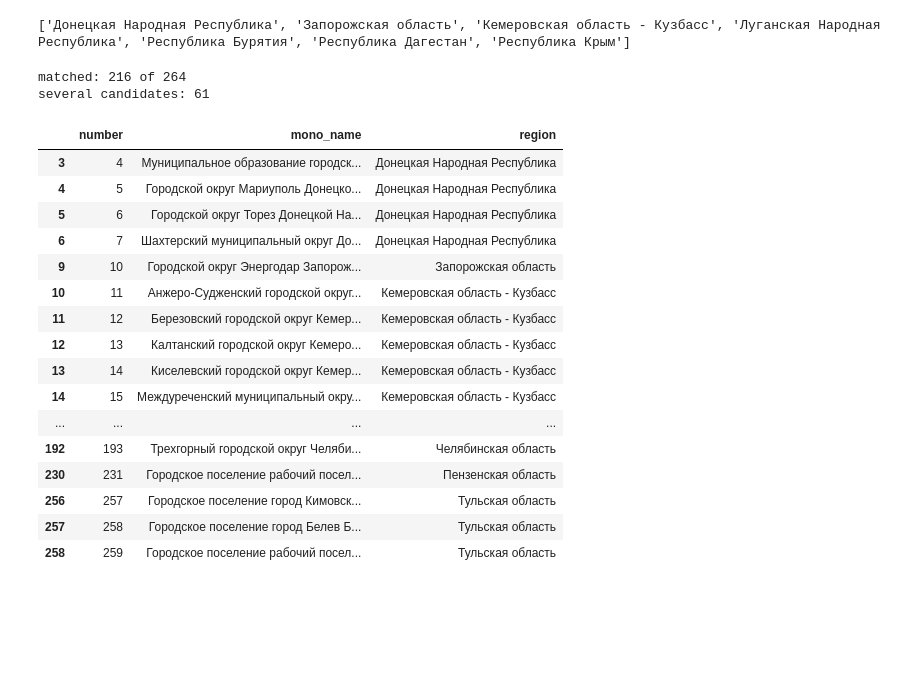
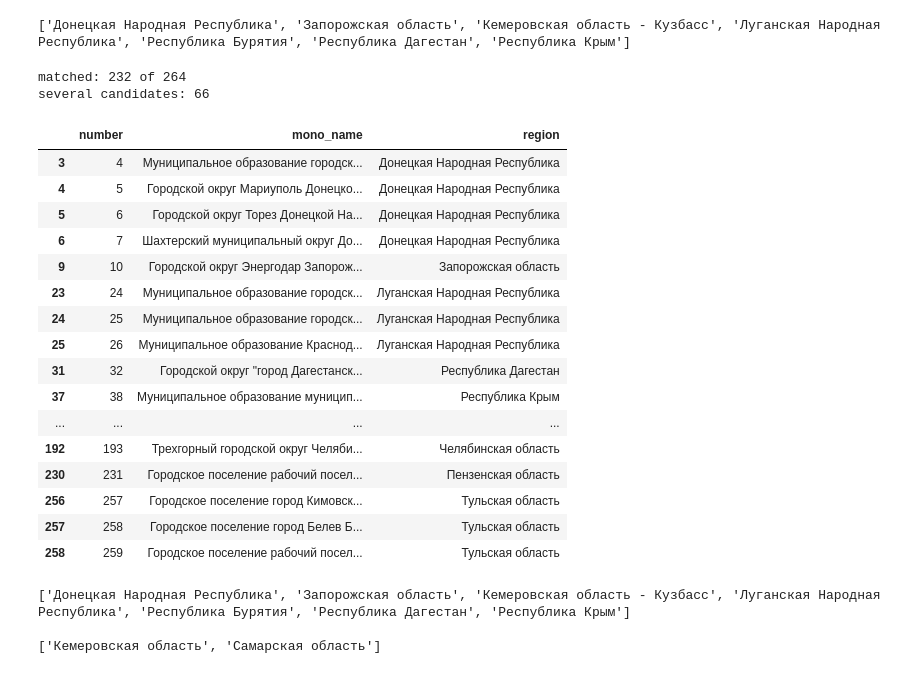
Before and after one commit to evelina-kalugina/-russian-monotowns-typology, a Jupyter notebook: notebooks/02_match_oktmo.ipynb, the cells around one changed output. Saved outputs shown, nothing was run; the diff lists cells and outputs as text; code cells hidden in the pictures; blank space fills up the shorter version.

```diff
--- a/notebooks/02_match_oktmo.ipynb
+++ b/notebooks/02_match_oktmo.ipynb
@@ -79,51 +79,59 @@ ref["stem"] = ref["municipality"].apply(
 
 results = []
 for _, m in mono.iterrows():
-    region_stems = {stem(w) for w in clean_words(m["region"])}
+    region_stems = {stem(w) for w in clean_words(m["region_ref"])}
     words = [w for w in clean_words(m["municipality"]) if stem(w) not in region_stems]
     text = " ".join(words)
     target = mono_type(m["municipality"])
 
-    cands = ref[(ref["region_name"] == m["region"]) & ref["stem"].notna()].copy()
+    cands = ref[(ref["region_name"] == m["region_ref"]) & ref["stem"].notna()].copy()
     allowed = ["Городское поселение"] if target == "Городское поселение" else UPPER
     cands = cands[cands["mun_type"].isin(allowed)]
     cands["pos"] = cands["stem"].apply(lambda s: text.find(s))
     cands = cands[cands["pos"] >= 0]
     cands["type_ok"] = cands["mun_type"] == target
     cands = cands.sort_values(["type_ok", "pos"], ascending=[False, True])
 
     best = cands.iloc[0] if len(cands) else None
     results.append({
         "number": m["number"],
         "mono_name": m["municipality"],
         "region": m["region"],
         "n_candidates": len(cands),
         "ref_name": best["municipality"] if best is not None else None,
         "ref_type": best["mun_type"] if best is not None else None,
         "oktmo": best["oktmo"] if best is not None else None,
     })
 
 match = pd.DataFrame(results)
 print("matched:", match["oktmo"].notna().sum(), "of", len(match))
 print("several candidates:", (match["n_candidates"] > 1).sum())
 match[match["oktmo"].isna()][["number", "mono_name", "region"]]
 # %% [output]
-matched: 216 of 264
-several candidates: 61
+matched: 232 of 264
+several candidates: 66
 |  | number | mono_name | region |
 | 3 | 4 | Муниципальное образование городск... | Донецкая Народная Республика |
 | 4 | 5 | Городской округ Мариуполь Донецко... | Донецкая Народная Республика |
 | 5 | 6 | Городской округ Торез Донецкой На... | Донецкая Народная Республика |
 | 6 | 7 | Шахтерский муниципальный округ До... | Донецкая Народная Республика |
 | 9 | 10 | Городской округ Энергодар Запорож... | Запорожская область |
-| 10 | 11 | Анжеро-Судженский городской округ... | Кемеровская область - Кузбасс |
-| 11 | 12 | Березовский городской округ Кемер... | Кемеровская область - Кузбасс |
-| 12 | 13 | Калтанский городской округ Кемеро... | Кемеровская область - Кузбасс |
-| 13 | 14 | Киселевский городской округ Кемер... | Кемеровская область - Кузбасс |
-| 14 | 15 | Междуреченский муниципальный окру... | Кемеровская область - Кузбасс |
+| 23 | 24 | Муниципальное образование городск... | Луганская Народная Республика |
+| 24 | 25 | Муниципальное образование городск... | Луганская Народная Республика |
+| 25 | 26 | Муниципальное образование Краснод... | Луганская Народная Республика |
+| 31 | 32 | Городской округ "город Дагестанск... | Республика Дагестан |
+| 37 | 38 | Муниципальное образование муницип... | Республика Крым |
 | ... | ... | ... | ... |
 | 192 | 193 | Трехгорный городской округ Челяби... | Челябинская область |
 | 230 | 231 | Городское поселение рабочий посел... | Пензенская область |
 | 256 | 257 | Городское поселение город Кимовск... | Тульская область |
 | 257 | 258 | Городское поселение город Белев Б... | Тульская область |
 | 258 | 259 | Городское поселение рабочий посел... | Тульская область |
+# %%
+print(sorted(set(mono["region"]) - set(ref["region_name"])))
+print()
+print([r for r in ref["region_name"].unique() if any(x in r for x in ["Кемер", "Самар", "Крым"])])
+# %% [output]
+['Донецкая Народная Республика', 'Запорожская область', 'Кемеровская область - Кузбасс', 'Луганская Народная Республика', 'Республика Бурятия', 'Республика Дагестан', 'Республика Крым']
+
+['Кемеровская область', 'Самарская область']
```
Also changed, not shown: parts of 3 cells of this notebook.
